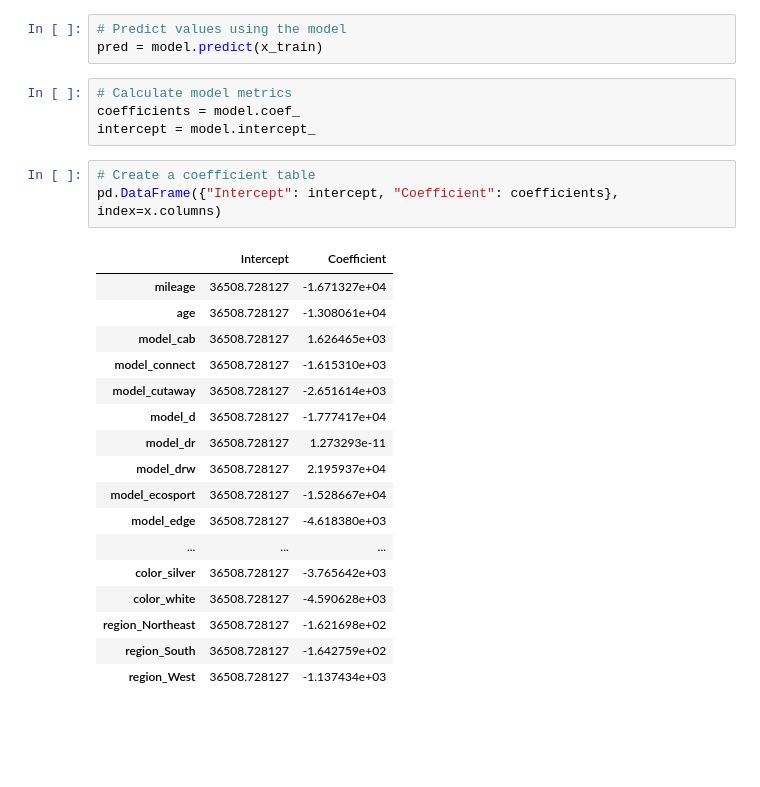
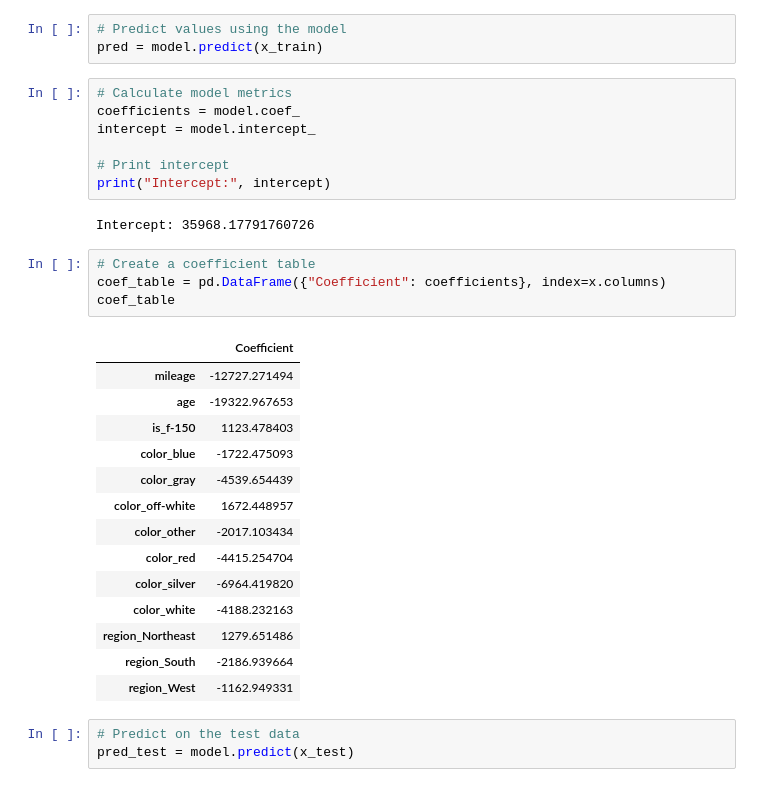
Before and after one commit to masonnicoletti/Car-Analysis-Project, a Jupyter notebook: regression.ipynb, the cells around one changed output. Saved outputs shown, nothing was run; the diff lists cells and outputs as text; blank space fills up the shorter version.

```diff
--- a/regression.ipynb
+++ b/regression.ipynb
@@ -73,24 +73,30 @@ pred = model.predict(x_train)
 # Calculate model metrics
 coefficients = model.coef_
 intercept = model.intercept_
+
+# Print intercept
+print("Intercept:", intercept)
+# %% [output]
+Intercept: 35968.17791760726
 # %%
 # Create a coefficient table
-pd.DataFrame({"Intercept": intercept, "Coefficient": coefficients}, index=x.columns)
+coef_table = pd.DataFrame({"Coefficient": coefficients}, index=x.columns)
+coef_table
 # %% [output]
-|  | Intercept | Coefficient |
-| mileage | 36508.728127 | -1.671327e+04 |
-| age | 36508.728127 | -1.308061e+04 |
-| model_cab | 36508.728127 | 1.626465e+03 |
-| model_connect | 36508.728127 | -1.615310e+03 |
-| model_cutaway | 36508.728127 | -2.651614e+03 |
-| model_d | 36508.728127 | -1.777417e+04 |
-| model_dr | 36508.728127 | 1.273293e-11 |
-| model_drw | 36508.728127 | 2.195937e+04 |
-| model_ecosport | 36508.728127 | -1.528667e+04 |
-| model_edge | 36508.728127 | -4.618380e+03 |
-| ... | ... | ... |
-| color_silver | 36508.728127 | -3.765642e+03 |
-| color_white | 36508.728127 | -4.590628e+03 |
-| region_Northeast | 36508.728127 | -1.621698e+02 |
-| region_South | 36508.728127 | -1.642759e+02 |
-| region_West | 36508.728127 | -1.137434e+03 |
+|  | Coefficient |
+| mileage | -12727.271494 |
+| age | -19322.967653 |
+| is_f-150 | 1123.478403 |
+| color_blue | -1722.475093 |
+| color_gray | -4539.654439 |
+| color_off-white | 1672.448957 |
+| color_other | -2017.103434 |
+| color_red | -4415.254704 |
+| color_silver | -6964.419820 |
+| color_white | -4188.232163 |
+| region_Northeast | 1279.651486 |
+| region_South | -2186.939664 |
+| region_West | -1162.949331 |
+# %%
+# Predict on the test data
+pred_test = model.predict(x_test)
```
Also changed, not shown: parts of 7 cells of this notebook, 1 other file.
